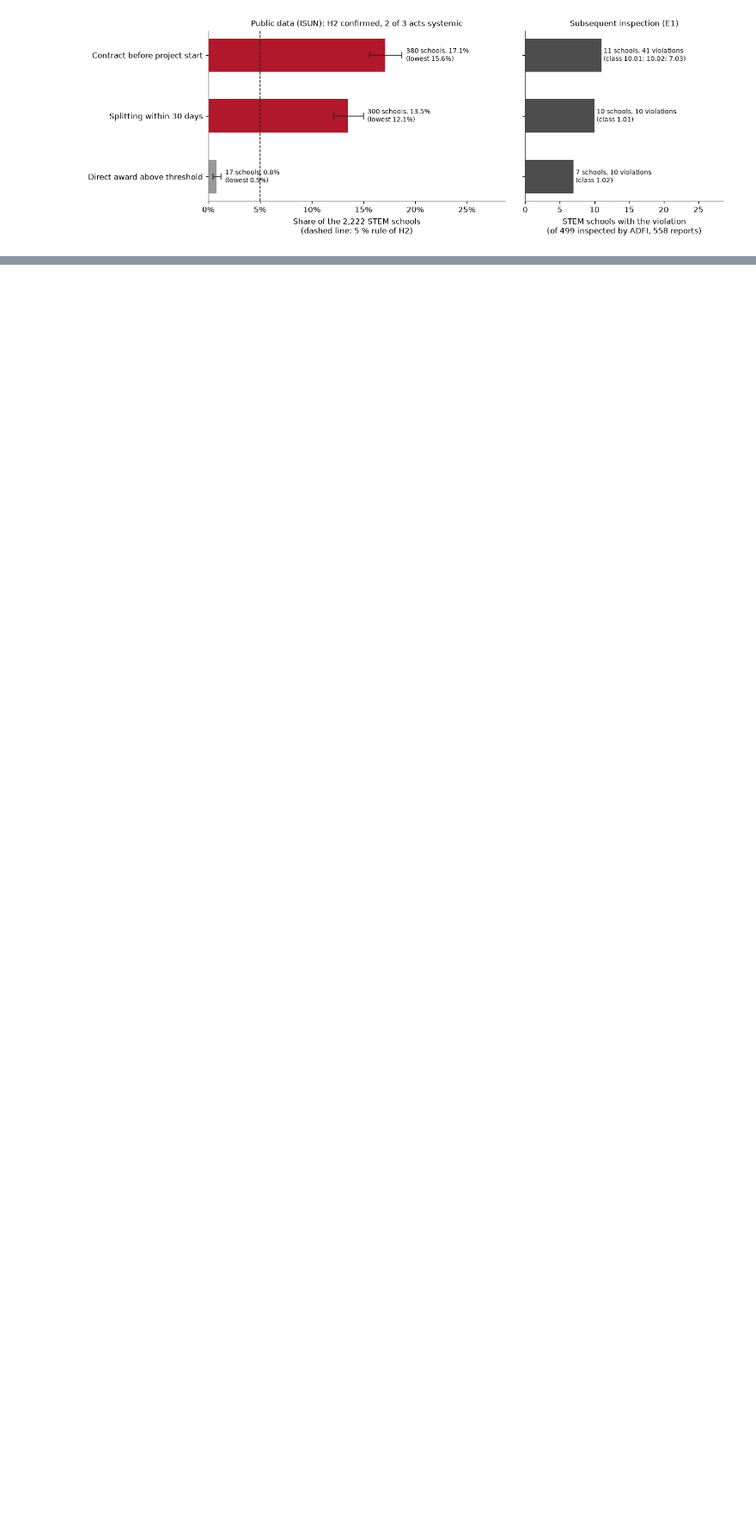
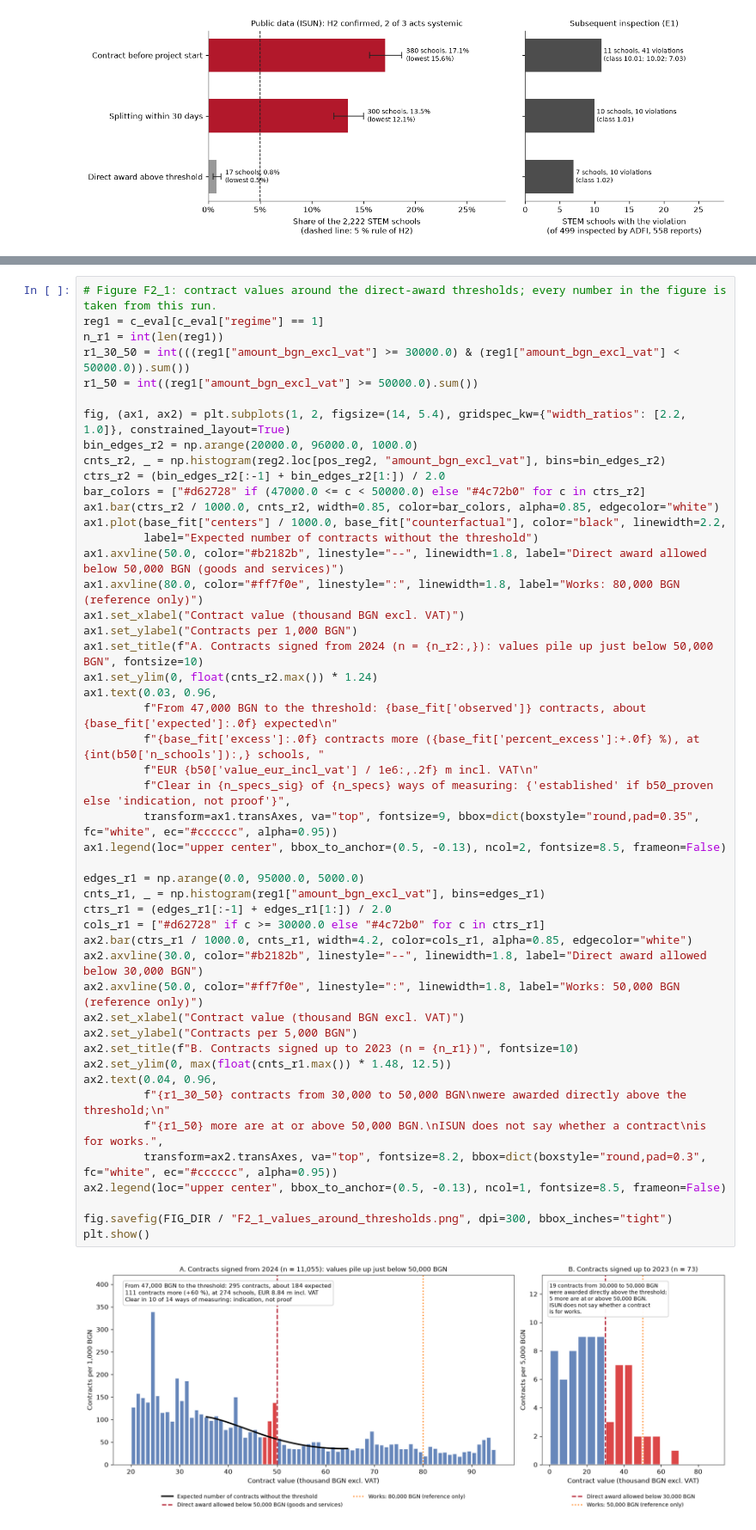
Before and after one commit to beluhov/stem-public-data-indicators, a Jupyter notebook: STEM_Public_Data_Indicators.ipynb, the cells around one changed output, grey strips where cells are left out. Shown at 86% size. Drawn from its saved outputs; the diff is of its cells as text; blank space fills up the shorter version.

```diff
--- a/STEM_Public_Data_Indicators.ipynb
+++ b/STEM_Public_Data_Indicators.ipynb
@@ -799,0 +1011,50 @@ plt.show()
+# %%
+# Figure F2_1: contract values around the direct-award thresholds; every number in the figure is taken from this run.
+reg1 = c_eval[c_eval["regime"] == 1]
+n_r1 = int(len(reg1))
+r1_30_50 = int(((reg1["amount_bgn_excl_vat"] >= 30000.0) & (reg1["amount_bgn_excl_vat"] < 50000.0)).sum())
+r1_50 = int((reg1["amount_bgn_excl_vat"] >= 50000.0).sum())
+
+fig, (ax1, ax2) = plt.subplots(1, 2, figsize=(14, 5.4), gridspec_kw={"width_ratios": [2.2, 1.0]}, constrained_layout=True)
+bin_edges_r2 = np.arange(20000.0, 96000.0, 1000.0)
+cnts_r2, _ = np.histogram(reg2.loc[pos_reg2, "amount_bgn_excl_vat"], bins=bin_edges_r2)
+ctrs_r2 = (bin_edges_r2[:-1] + bin_edges_r2[1:]) / 2.0
+bar_colors = ["#d62728" if (47000.0 <= c < 50000.0) else "#4c72b0" for c in ctrs_r2]
+ax1.bar(ctrs_r2 / 1000.0, cnts_r2, width=0.85, color=bar_colors, alpha=0.85, edgecolor="white")
+ax1.plot(base_fit["centers"] / 1000.0, base_fit["counterfactual"], color="black", linewidth=2.2,
+         label="Expected number of contracts without the threshold")
+ax1.axvline(50.0, color="#b2182b", linestyle="--", linewidth=1.8, label="Direct award allowed below 50,000 BGN (goods and services)")
+ax1.axvline(80.0, color="#ff7f0e", linestyle=":", linewidth=1.8, label="Works: 80,000 BGN (reference only)")
+ax1.set_xlabel("Contract value (thousand BGN excl. VAT)")
+ax1.set_ylabel("Contracts per 1,000 BGN")
+ax1.set_title(f"A. Contracts signed from 2024 (n = {n_r2:,}): values pile up just below 50,000 BGN", fontsize=10)
+ax1.set_ylim(0, float(cnts_r2.max()) * 1.24)
+ax1.text(0.03, 0.96,
+         f"From 47,000 BGN to the threshold: {base_fit['observed']} contracts, about {base_fit['expected']:.0f} expected\n"
+         f"{base_fit['excess']:.0f} contracts more ({base_fit['percent_excess']:+.0f} %), at {int(b50['n_schools']):,} schools, "
+         f"EUR {b50['value_eur_incl_vat'] / 1e6:,.2f} m incl. VAT\n"
+         f"Clear in {n_specs_sig} of {n_specs} ways of measuring: {'established' if b50_proven else 'indication, not proof'}",
+         transform=ax1.transAxes, va="top", fontsize=9, bbox=dict(boxstyle="round,pad=0.35", fc="white", ec="#cccccc", alpha=0.95))
+ax1.legend(loc="upper center", bbox_to_anchor=(0.5, -0.13), ncol=2, fontsize=8.5, frameon=False)
+
+edges_r1 = np.arange(0.0, 95000.0, 5000.0)
+cnts_r1, _ = np.histogram(reg1["amount_bgn_excl_vat"], bins=edges_r1)
+ctrs_r1 = (edges_r1[:-1] + edges_r1[1:]) / 2.0
+cols_r1 = ["#d62728" if c >= 30000.0 else "#4c72b0" for c in ctrs_r1]
+ax2.bar(ctrs_r1 / 1000.0, cnts_r1, width=4.2, color=cols_r1, alpha=0.85, edgecolor="white")
+ax2.axvline(30.0, color="#b2182b", linestyle="--", linewidth=1.8, label="Direct award allowed below 30,000 BGN")
+ax2.axvline(50.0, color="#ff7f0e", linestyle=":", linewidth=1.8, label="Works: 50,000 BGN (reference only)")
+ax2.set_xlabel("Contract value (thousand BGN excl. VAT)")
+ax2.set_ylabel("Contracts per 5,000 BGN")
+ax2.set_title(f"B. Contracts signed up to 2023 (n = {n_r1})", fontsize=10)
+ax2.set_ylim(0, max(float(cnts_r1.max()) * 1.48, 12.5))
+ax2.text(0.04, 0.96,
+         f"{r1_30_50} contracts from 30,000 to 50,000 BGN\nwere awarded directly above the threshold;\n"
+         f"{r1_50} more are at or above 50,000 BGN.\nISUN does not say whether a contract\nis for works.",
+         transform=ax2.transAxes, va="top", fontsize=8.2, bbox=dict(boxstyle="round,pad=0.3", fc="white", ec="#cccccc", alpha=0.95))
+ax2.legend(loc="upper center", bbox_to_anchor=(0.5, -0.13), ncol=1, fontsize=8.5, frameon=False)
+
+fig.savefig(FIG_DIR / "F2_1_values_around_thresholds.png", dpi=300, bbox_inches="tight")
+plt.show()
+# %% [output]
+[figure, added]
```
Also changed, not shown: parts of 3 cells of this notebook, 4 other files.
